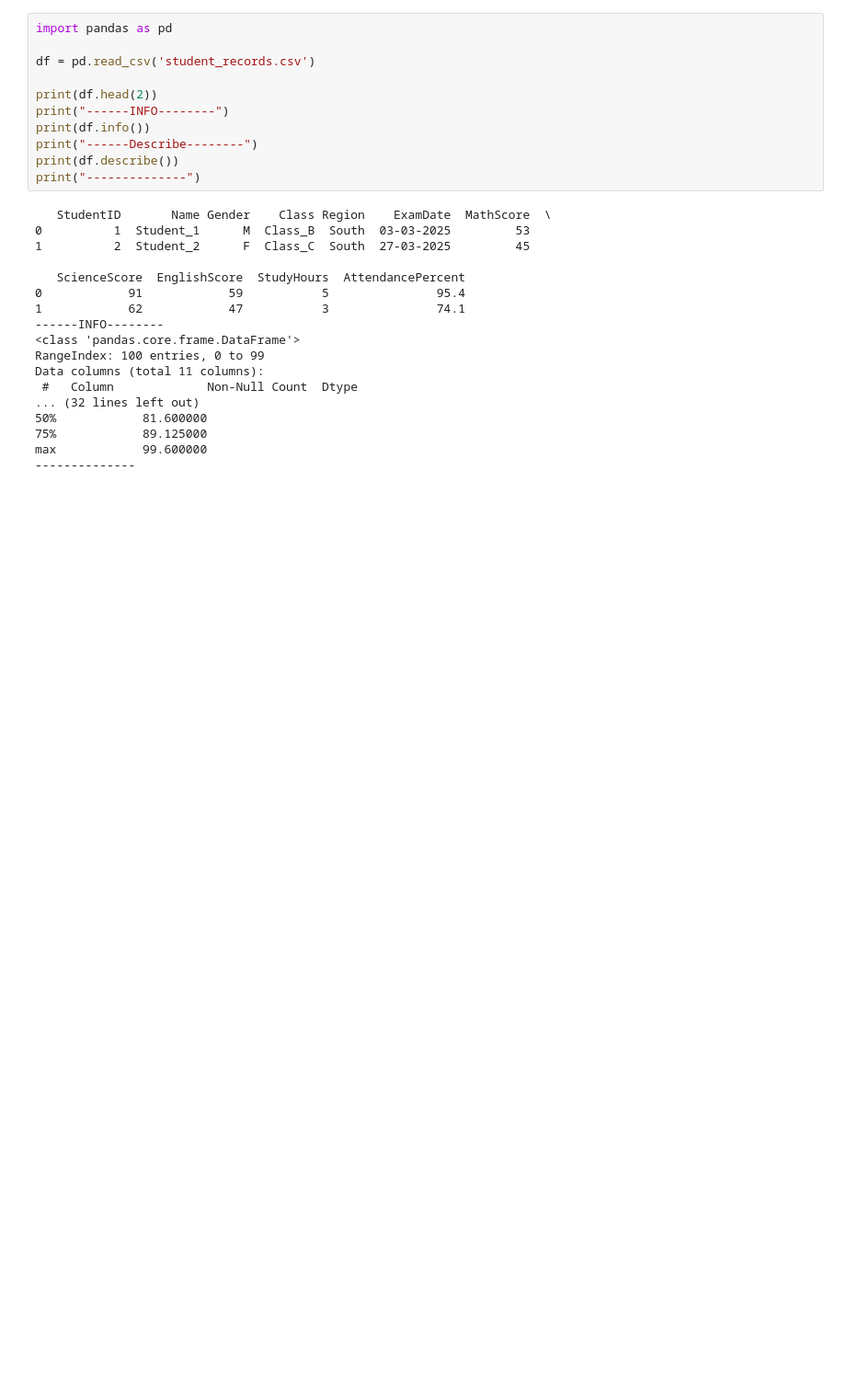
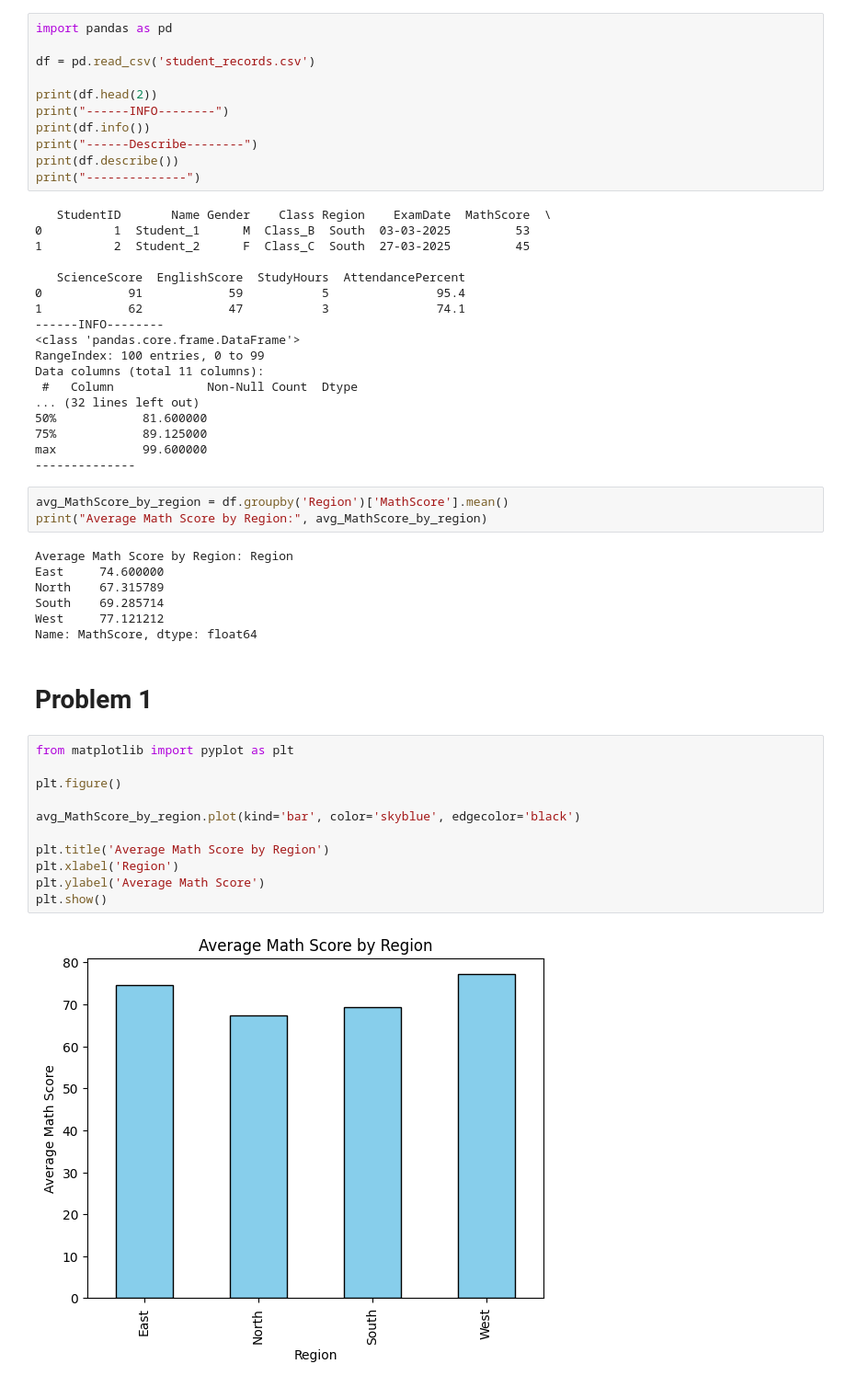
Before and after one commit to KajalDeore04/DS-clg, a Jupyter notebook: practice.ipynb, the cells around one changed output. Shown at 92% size. Drawn from its saved outputs; the diff is of its cells as text; blank space fills up the shorter version.

```diff
--- a/practice.ipynb
+++ b/practice.ipynb
@@ -27,3 +27,28 @@ Data columns (total 11 columns):
 75%            89.125000
 max            99.600000
 --------------
+# %%
+avg_MathScore_by_region = df.groupby('Region')['MathScore'].mean()
+print("Average Math Score by Region:", avg_MathScore_by_region)
+# %% [output]
+Average Math Score by Region: Region
+East     74.600000
+North    67.315789
+South    69.285714
+West     77.121212
+Name: MathScore, dtype: float64
+# %% [markdown]
+# Problem 1
+# %%
+from matplotlib import pyplot as plt
+
+plt.figure()
+
+avg_MathScore_by_region.plot(kind='bar', color='skyblue', edgecolor='black')
+
+plt.title('Average Math Score by Region')
+plt.xlabel('Region')
+plt.ylabel('Average Math Score')
+plt.show()
+# %% [output]
+[figure, added]
```
Also changed, not shown: parts of 12 cells of this notebook.
